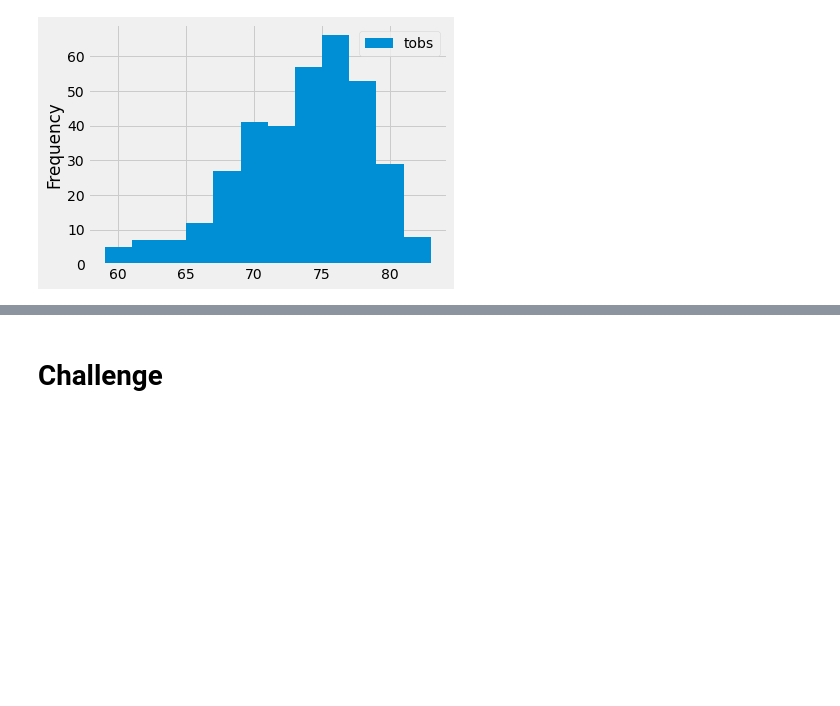
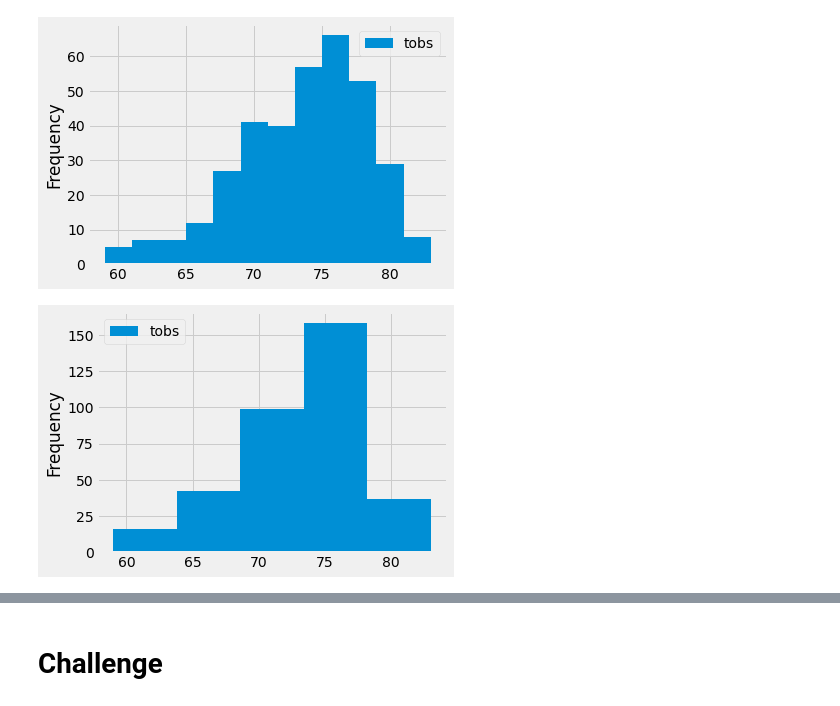
Before and after one commit to ines-tb/surfs_up-analysis, a Jupyter notebook: climate_analysis.ipynb, the cells around one changed output, grey strips where cells are left out. Cells and saved outputs as stored; diff of their text form; code cells hidden in the pictures; blank space fills up the shorter version.

```diff
--- a/climate_analysis.ipynb
+++ b/climate_analysis.ipynb
@@ -211,3 +211,10 @@ df.plot.hist(bins=12)
 plt.tight_layout()
 # %% [output]
 [figure]
+# %%
+# Test different bins.
+# Bins = 5
+df.plot.hist(bins=5)
+plt.tight_layout()
+# %% [output]
+[figure, added]
```
Also changed, not shown: parts of 5 cells of this notebook.
